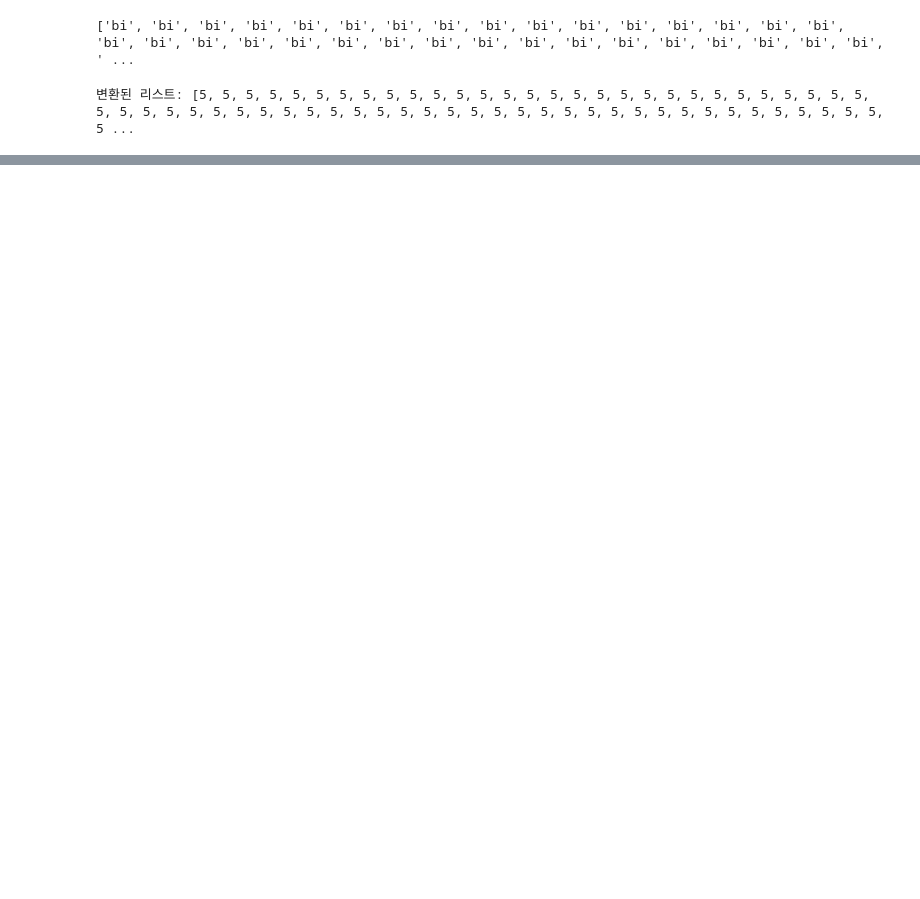
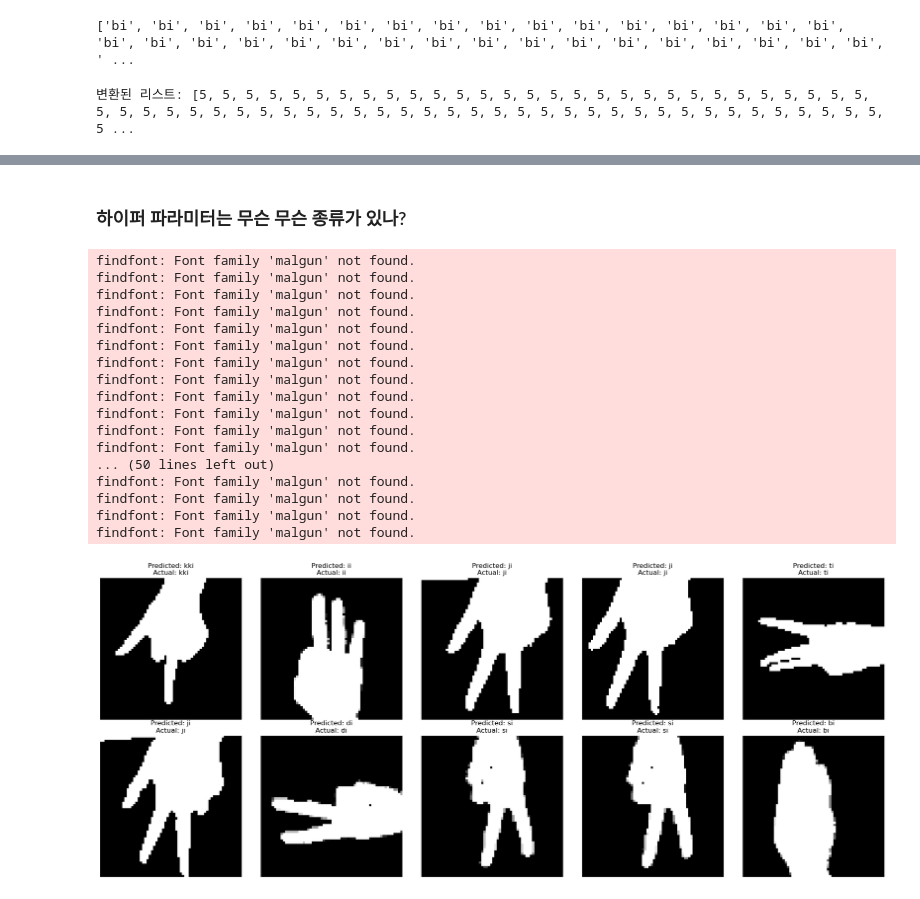
Before and after one commit to son1473/DeepLearningHandSign, a Jupyter notebook: KrHandSignResNet.ipynb, the cells around one changed output, grey strips where cells are left out. Drawn from its saved outputs; the diff is of its cells as text; code cells hidden in the pictures; blank space fills up the shorter version.

```diff
--- a/KrHandSignResNet.ipynb
+++ b/KrHandSignResNet.ipynb
@@ -247,6 +235,5 @@ a
 # %%
 transform = transforms.Compose([
-    transforms.ToPILImage(),
     transforms.Resize((64, 64)),
     transforms.ToTensor(),
 ])
@@ -349,0 +355,70 @@ IndexError: Target 10 is out of bounds.
+# %% [markdown]
+### 하이퍼 파라미터는 무슨 무슨 종류가 있나?
+# %%
+# 무작위로 선택된 10개의 이미지에 대한 예측 수행
+def predict_random_samples(model, dataset, num_samples=10):
+    model.eval()
+    random_indices = random.sample(range(len(dataset)), num_samples)
+    predictions = []
+    targets = []
+    with torch.no_grad():
+        for index in random_indices:
+            image, target = dataset[index]
+            image = image.unsqueeze(0)  # 배치 차원을 추가
+            image = image.to(device)  # GPU로 이동
+            output = model(image)
+            _, predicted = torch.max(output.data, 1)
+            predictions.append(predicted.item())
+            targets.append(target)
+    return random_indices, predictions, targets
+# %%
+# -*- coding: utf-8 -*-
+
+# 레이블을 문자열로 변환하는 함수
+def convert_label_to_string(label):
+    label_to_string = {
+        0: 'ki', 1: 'ni', 2: 'di', 3: 'ri', 4: 'mi',
+        5: 'bi', 6: 'si', 7: 'ii', 8: 'ji', 9: 'chi',
+        10: 'kki', 11: 'ti', 12: 'pi', 13: 'hi'
+    }
+    return label_to_string.get(label, label)
+
+# 예측 결과 얻기
+random_indices, predictions, targets = predict_random_samples(model, test_dataset)
+
+# 서브 플롯으로 결과 시각화
+fig, axes = plt.subplots(2, 5, figsize=(20, 8))
+axes = axes.flatten()
+
+for ax, index, prediction, target in zip(axes, random_indices, predictions, targets):
+    image_path = image_paths_test[index]
+    image = cv2.imread(image_path)
+    image = cv2.cvtColor(image, cv2.COLOR_BGR2RGB)
+    ax.imshow(image)
+    # 예측 결과와 실제 레이블을 해당 문자열로 변환하여 출력
+    pred_label_str = convert_label_to_string(prediction)
+    target_label_str = convert_label_to_string(target)
+    ax.set_title(f"Predicted: {pred_label_str}\nActual: {target_label_str}")
+    ax.axis("off")
+
+plt.tight_layout()
+plt.show()
+# %% [output]
+findfont: Font family 'malgun' not found.
+findfont: Font family 'malgun' not found.
+findfont: Font family 'malgun' not found.
+findfont: Font family 'malgun' not found.
+findfont: Font family 'malgun' not found.
+findfont: Font family 'malgun' not found.
+findfont: Font family 'malgun' not found.
+findfont: Font family 'malgun' not found.
+findfont: Font family 'malgun' not found.
+findfont: Font family 'malgun' not found.
+findfont: Font family 'malgun' not found.
+findfont: Font family 'malgun' not found.
+... (50 lines left out)
+findfont: Font family 'malgun' not found.
+findfont: Font family 'malgun' not found.
+findfont: Font family 'malgun' not found.
+findfont: Font family 'malgun' not found.
+[figure, added]
```
Also changed, not shown: parts of 23 cells of this notebook.
